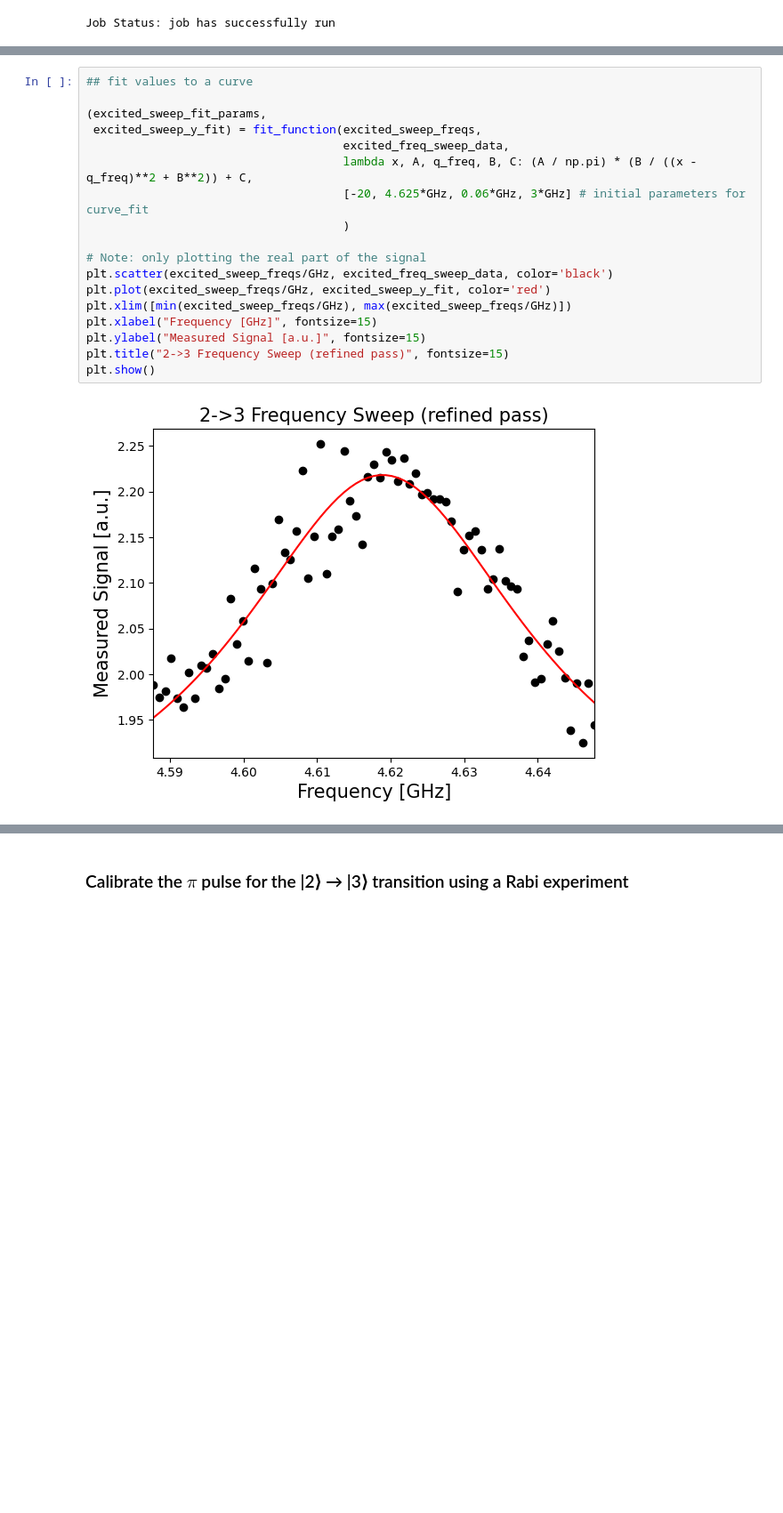
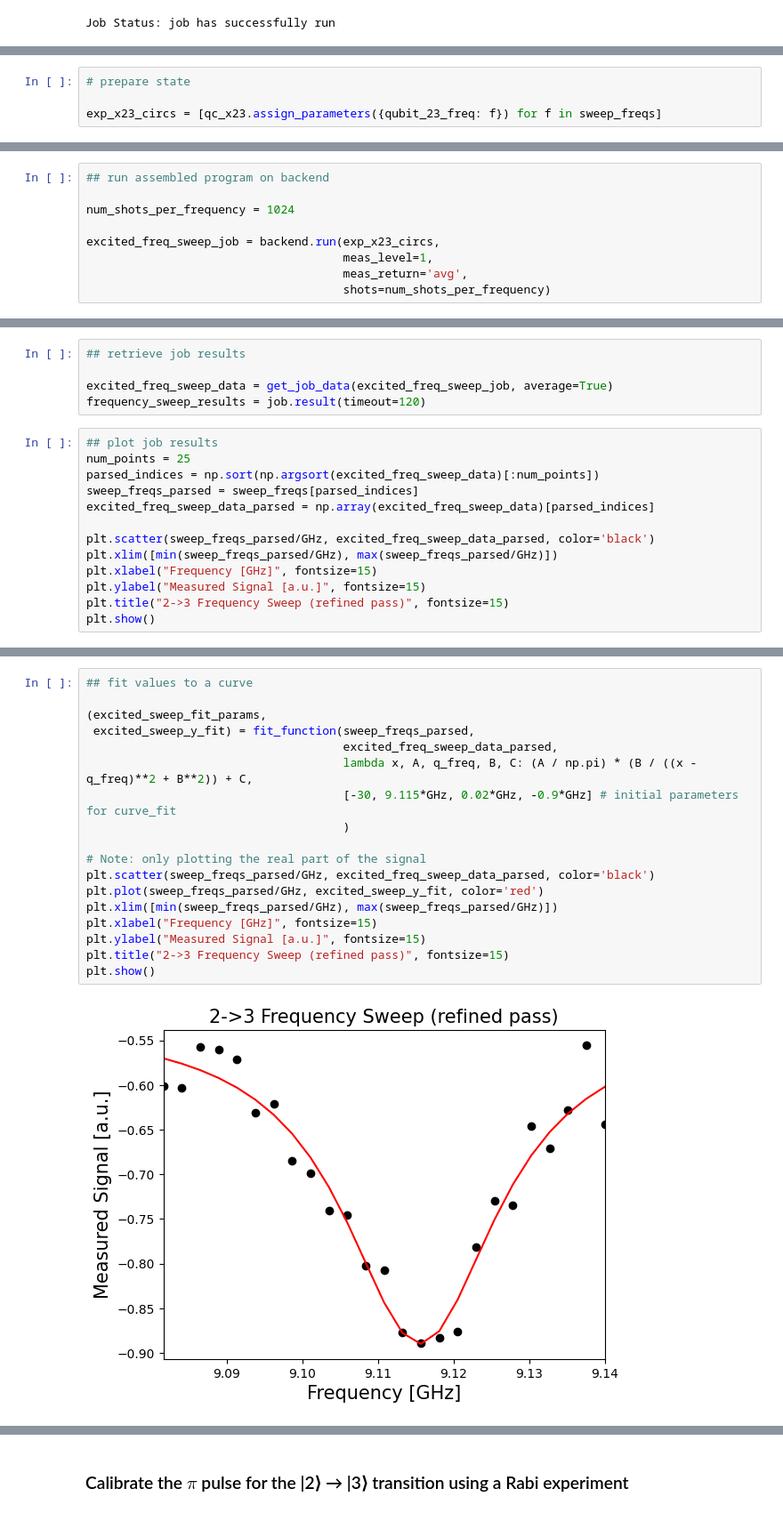
Before and after one commit to drewcurran/ECE396_Project, a Jupyter notebook: Beyond the Two-Level System.ipynb, the cells around one changed output, grey strips where cells are left out. Shown at 89% size. Cells and saved outputs as stored; diff of their text form; blank space fills up the shorter version.

```diff
--- a/Beyond the Two-Level System.ipynb
+++ b/Beyond the Two-Level System.ipynb
@@ -1112,0 +1164,4 @@ plt.show()
+# %%
+# prepare state
+
+exp_x23_circs = [qc_x23.assign_parameters({qubit_23_freq: f}) for f in sweep_freqs]
@@ -1112,0 +1175,9 @@ plt.show()
+# %%
+## run assembled program on backend
+
+num_shots_per_frequency = 1024
+
+excited_freq_sweep_job = backend.run(exp_x23_circs,
+                                     meas_level=1,
+                                     meas_return='avg',
+                                     shots=num_shots_per_frequency)
@@ -1112,0 +1190,18 @@ plt.show()
+# %%
+## retrieve job results
+
+excited_freq_sweep_data = get_job_data(excited_freq_sweep_job, average=True)
+frequency_sweep_results = job.result(timeout=120)
+# %%
+## plot job results
+num_points = 25
+parsed_indices = np.sort(np.argsort(excited_freq_sweep_data)[:num_points])
+sweep_freqs_parsed = sweep_freqs[parsed_indices]
+excited_freq_sweep_data_parsed = np.array(excited_freq_sweep_data)[parsed_indices]
+
+plt.scatter(sweep_freqs_parsed/GHz, excited_freq_sweep_data_parsed, color='black')
+plt.xlim([min(sweep_freqs_parsed/GHz), max(sweep_freqs_parsed/GHz)])
+plt.xlabel("Frequency [GHz]", fontsize=15)
+plt.ylabel("Measured Signal [a.u.]", fontsize=15)
+plt.title("2->3 Frequency Sweep (refined pass)", fontsize=15)
+plt.show()
@@ -1113,23 +1210,23 @@ plt.show()
 # %%
 ## fit values to a curve
 
 (excited_sweep_fit_params,
- excited_sweep_y_fit) = fit_function(excited_sweep_freqs,
-                                     excited_freq_sweep_data,
+ excited_sweep_y_fit) = fit_function(sweep_freqs_parsed,
+                                     excited_freq_sweep_data_parsed,
                                      lambda x, A, q_freq, B, C: (A / np.pi) * (B / ((x - q_freq)**2 + B**2)) + C,
-                                     [-20, 4.625*GHz, 0.06*GHz, 3*GHz] # initial parameters for curve_fit
+                                     [-30, 9.115*GHz, 0.02*GHz, -0.9*GHz] # initial parameters for curve_fit
                                      )
 
 # Note: only plotting the real part of the signal
-plt.scatter(excited_sweep_freqs/GHz, excited_freq_sweep_data, color='black')
-plt.plot(excited_sweep_freqs/GHz, excited_sweep_y_fit, color='red')
-plt.xlim([min(excited_sweep_freqs/GHz), max(excited_sweep_freqs/GHz)])
+plt.scatter(sweep_freqs_parsed/GHz, excited_freq_sweep_data_parsed, color='black')
+plt.plot(sweep_freqs_parsed/GHz, excited_sweep_y_fit, color='red')
+plt.xlim([min(sweep_freqs_parsed/GHz), max(sweep_freqs_parsed/GHz)])
 plt.xlabel("Frequency [GHz]", fontsize=15)
 plt.ylabel("Measured Signal [a.u.]", fontsize=15)
 plt.title("2->3 Frequency Sweep (refined pass)", fontsize=15)
 plt.show()
 # %% [output]
-[figure, old version]
+[figure, new version]
 # %%
 ## derive frequency using peak
 
```
Also changed, not shown: parts of 31 cells of this notebook.
